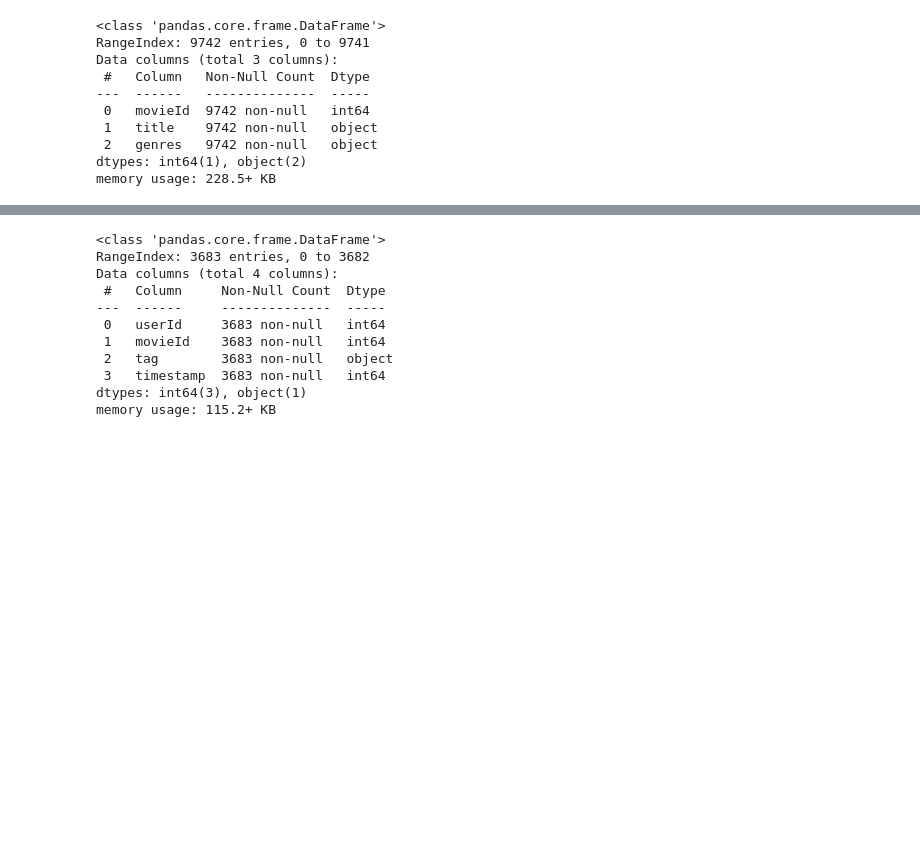
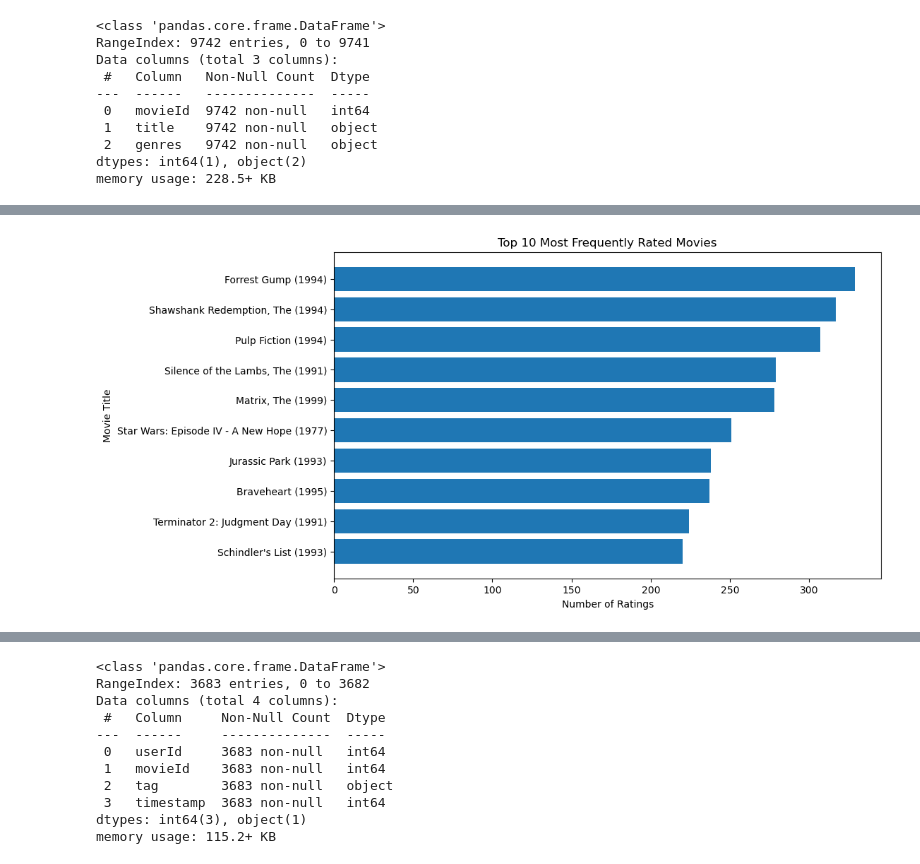
Before and after one commit to williambguo/ds-p4-project, a Jupyter notebook: notebooks/eda.ipynb, the cells around one changed output, grey strips where cells are left out. Saved outputs shown, nothing was run; the diff lists cells and outputs as text; code cells hidden in the pictures; blank space fills up the shorter version.

```diff
--- a/notebooks/eda.ipynb
+++ b/notebooks/eda.ipynb
@@ -60,0 +131,16 @@ memory usage: 228.5+ KB
+# %%
+# 10 movies with the most ratings
+ratings_per_movie = ratings_df['movieId'].value_counts()
+top_rated_movies = ratings_per_movie.head(10).reset_index()
+top_rated_movies.columns = ['movieId', 'Rating Count']
+top_rated_movies = top_rated_movies.merge(movies_df[['movieId', 'title']], on='movieId', how='left')
+
+plt.figure(figsize=(10, 6))
+plt.barh(top_rated_movies['title'], top_rated_movies['Rating Count'])
+plt.title('Top 10 Most Frequently Rated Movies')
+plt.xlabel('Number of Ratings')
+plt.ylabel('Movie Title')
+plt.gca().invert_yaxis()  # Reverse the order for better readability
+plt.show()
+# %% [output]
+[figure, added]
```
Also changed, not shown: parts of 24 cells of this notebook, 2 other files.
